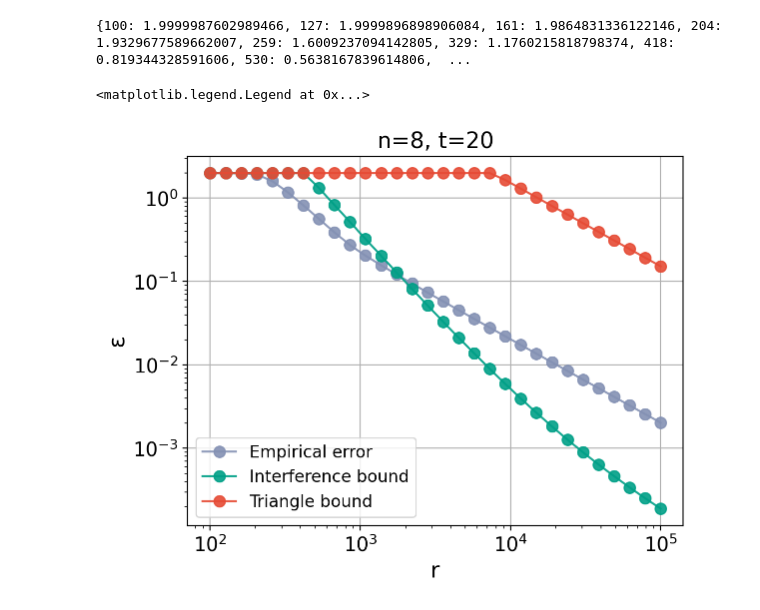
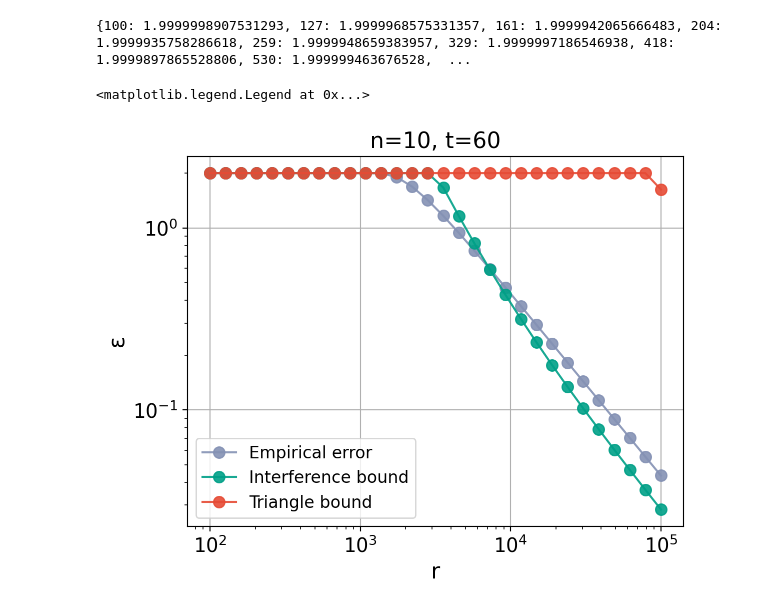
Before and after one commit to Jue-Xu/Interference-Trotter-Error, a Jupyter notebook: code/interference_bound_new.ipynb, the cells around one changed output. Saved outputs shown, nothing was run; the diff lists cells and outputs as text; code cells hidden in the pictures.

```diff
--- a/code/interference_bound_new.ipynb
+++ b/code/interference_bound_new.ipynb
@@ -110,17 +110,17 @@ def interference_bound_new(R, H, T, eps):
     delta_norm = spectral_norm(near_diagonal(R, eigenvalues, eps)) # eps refers to the spectral gap
     resid_norm = spectral_norm(R-near_diagonal(R, eigenvalues, eps))
     # print(R_norm, delta_norm, resid_norm)
-    return (resid_norm * min(1, (1 / (eps * T))) + delta_norm)
+    # return (resid_norm * min(1, (1 / (eps * T))) + delta_norm)
+    return (resid_norm *  (1 / (eps * T)) + delta_norm)
 # %%
-
 fig, ax = plt.subplots()
-n = 8
+n = 10
 H_list = neighbor_heisenberg(n)
 H = sum(H_list)
 R = commutator(H_list[0], H_list[1]) + commutator(H_list[0], H_list[2]) + commutator(H_list[1], H_list[2])
 R2 = sum_second_order_commutator_norm(H_list)
 
-T = 20
+T = 60
 # T = 2 * n
 eps = 0.001
 
@@ -139,33 +139,33 @@ for i in range(r_num):
     emepricial_error[r] = trotter_error(H_list, n, T, r)
     interference_bound[r] = min(2, interference_bound_new(R, H, T, eps) * eps * T*T/r + R2 * T*T*T/(r*r))
     triangle_bound[r] = min(2, spectral_norm(R) * T*T/r)
 # print(interference_bound_new(R, H, t, eps))
 print(emepricial_error, triangle_bound)
-title = f"n=8, t={T}"
+title = f"n={n}, t={T}"
 x_label = "r"
 y_label = "ε"
 y_title = "Empirical error"
 y1_title = "Interference bound"
 y2_title = "Triangle bound"
 x_list = []
 y_list = []
 y1_list = []
 y2_list = []
 for r in emepricial_error:
     y_list.append((emepricial_error[r]))
     x_list.append(r)
     y1_list.append(interference_bound[r])
     y2_list.append(triangle_bound[r])
 ax.plot(x_list, y_list, marker="o", label = y_title)
 ax.plot(x_list, y1_list, marker="o", label = y1_title)
 ax.plot(x_list, y2_list, marker="o", label = y2_title)
 ax.set_title(title)
 ax.set_xlabel(x_label)
 ax.set_ylabel(y_label)
 ax.set_yscale("log")
 ax.set_xscale("log")
 ax.legend(loc = "best")
 # %% [output]
-{100: 1.9999987602989466, 127: 1.9999896898906084, 161: 1.9864831336122146, 204: 1.9329677589662007, 259: 1.6009237094142805, 329: 1.1760215818798374, 418: 0.819344328591606, 530: 0.5638167839614806,  ...
+{100: 1.9999998907531293, 127: 1.9999968575331357, 161: 1.9999942065666483, 204: 1.9999935758286618, 259: 1.9999948659383957, 329: 1.9999997186546938, 418: 1.9999897865528806, 530: 1.999999463676528,  ...
 <matplotlib.legend.Legend at 0x...>
-[figure, old version]
+[figure, new version]
```
Also changed, not shown: 5 other files.
